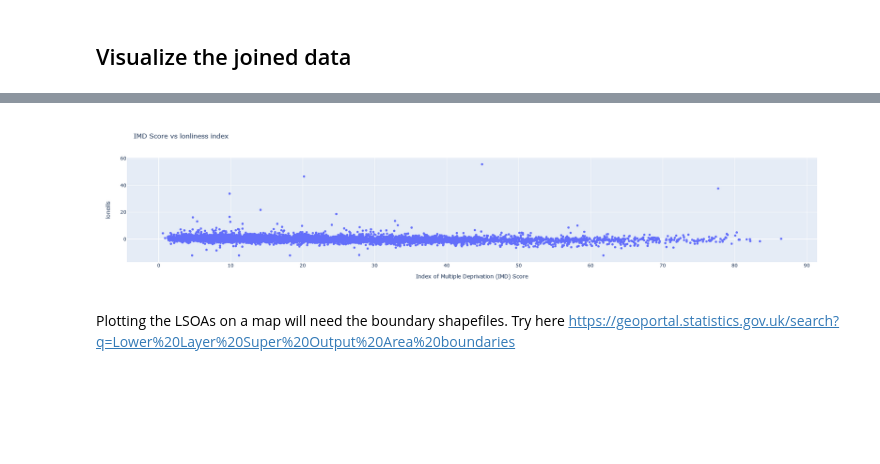
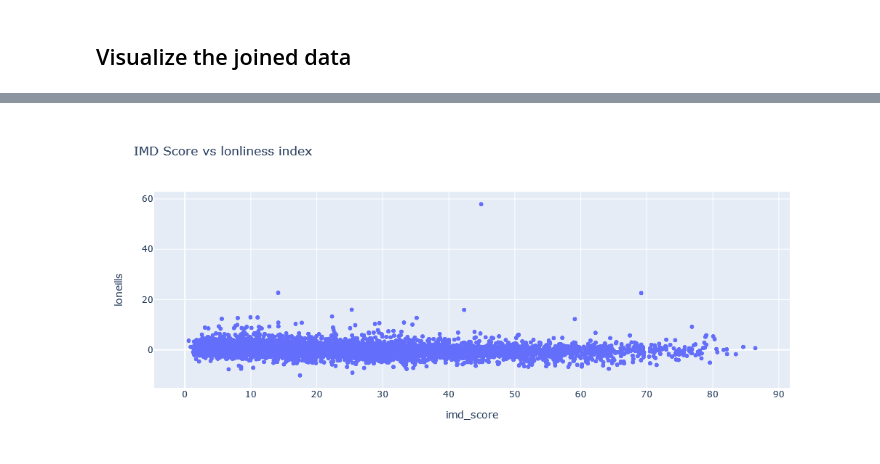
Before and after one commit to TamsinHu/Loneliness_study, a Jupyter notebook: Loneliness and MD.ipynb, the cells around one changed output, grey strips where cells are left out. Cells and saved outputs as stored; diff of their text form; code cells hidden in the pictures; blank space fills up the shorter version.

```diff
--- a/Loneliness and MD.ipynb
+++ b/Loneliness and MD.ipynb
@@ -232,4 +244,4 @@ lonliness_imd[['lsoa11', 'Index of Multiple Deprivation (IMD) Score', 'loneills'
 # %%
-fig = px.scatter(lonliness_imd, y='loneills', x='Index of Multiple Deprivation (IMD) Score', title='IMD Score vs lonliness index')
+fig = px.scatter(loneliness_imd, y='loneills', x='imd_score', title='IMD Score vs lonliness index')
 fig.show()
 # %% [output]
@@ -236,3 +249 @@ fig.show()
-[figure, old version]
+[figure, new version]
-# %% [markdown]
-Plotting the LSOAs on a map will need the boundary shapefiles. Try here https://geoportal.statistics.gov.uk/search?q=Lower%20Layer%20Super%20Output%20Area%20boundaries
```
Also changed, not shown: parts of 8 cells of this notebook.
